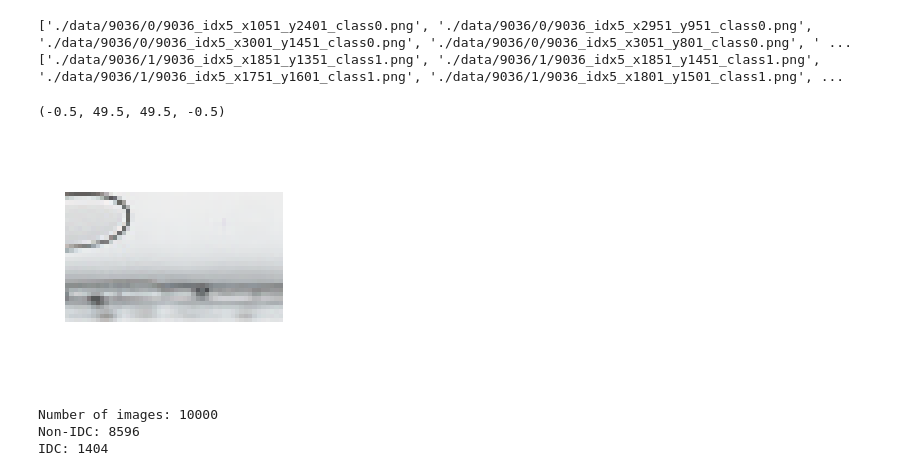
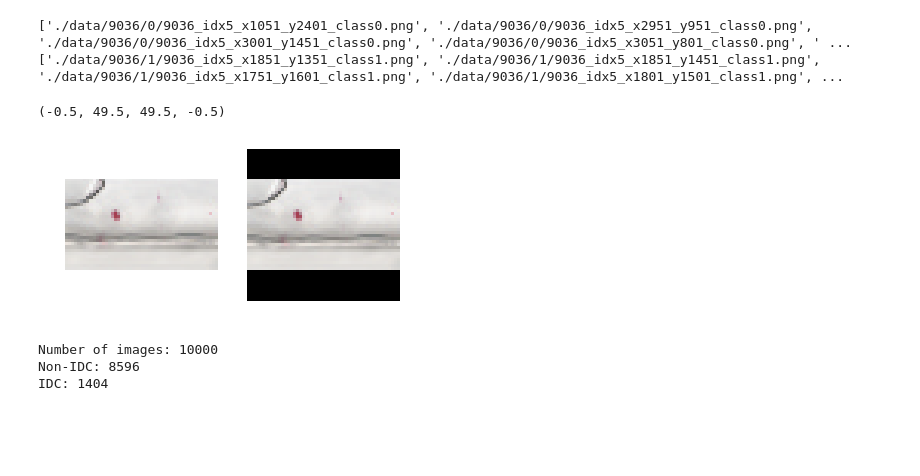
Before and after one commit to mstazherova/IDA2-Project, a Jupyter notebook: Breast Histopathology Images/first_try.ipynb, the cells around one changed output. Saved outputs shown, nothing was run; the diff lists cells and outputs as text; code cells hidden in the pictures; blank space fills up the shorter version.

```diff
--- a/Breast Histopathology Images/first_try.ipynb
+++ b/Breast Histopathology Images/first_try.ipynb
@@ -103,7 +116,7 @@ def prepare_data_pad(patches):
             left = width_diff // 2
             right = width_diff - left
 
-            constant = cv2.copyMakeBorder(image, top, bottom, left, right, cv2.BORDER_CONSTANT, value=[255,255,255])
+            constant = cv2.copyMakeBorder(image, top, bottom, left, right, cv2.BORDER_CONSTANT, value=[0,0,0])
             X.append(constant)
         else:
             X.append(image)
@@ -115,12 +128,16 @@ X_padded, y_padded = prepare_data_pad(all_patches[0:10000])
 # %%
 imgs0_pad = [X_padded[i] for i in range(len(X_padded)) if y_padded[i]==0]
 imgs1_pad = [X_padded[i] for i in range(len(X_padded)) if y_padded[i]==1]
-# %%
-plt.imshow(X_padded[264])
-plt.axis('off')
-# %% [output]
-(-0.5, 49.5, 49.5, -0.5)
-[figure, removed]
+# %%
+img = cv2.imread(all_patches[1270])
+fig, (ax1, ax2) = plt.subplots(1, 2)
+ax1.imshow(cv2.cvtColor(img, cv2.COLOR_BGR2RGB))
+ax1.axis('off')
+ax2.imshow(cv2.cvtColor(X_padded[1270], cv2.COLOR_BGR2RGB))
+plt.axis('off')
+# %% [output]
+(-0.5, 49.5, 49.5, -0.5)
+[figure, added]
 # %%
 scaled_X_pad = np.array(X_padded)/255.0 # Min-Max Scaling
 imgs0_pad_scaled = [scaled_X_pad[i] for i in range(len(scaled_X_pad)) if y_padded[i]==0]
```
Also changed, not shown: parts of 4 cells of this notebook.
